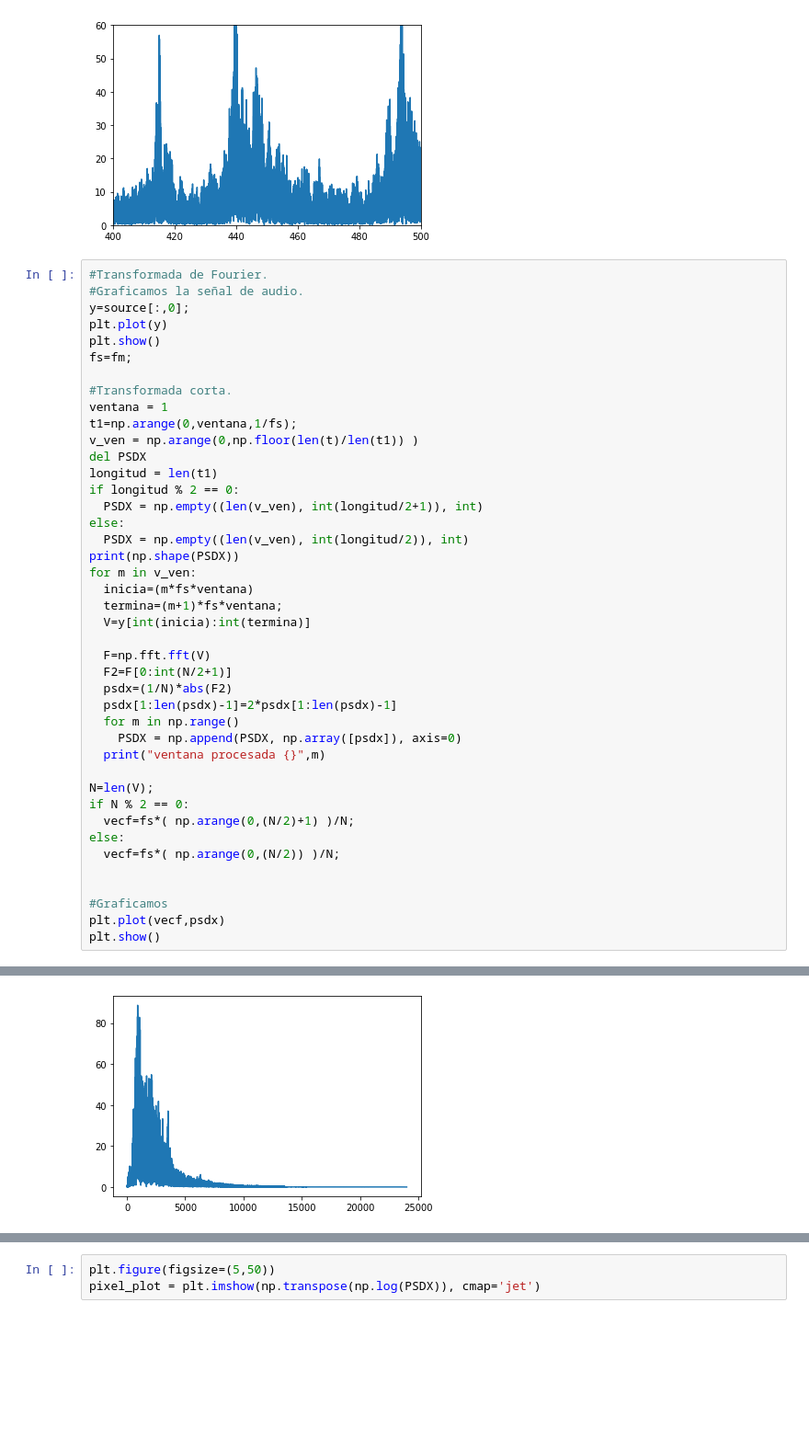
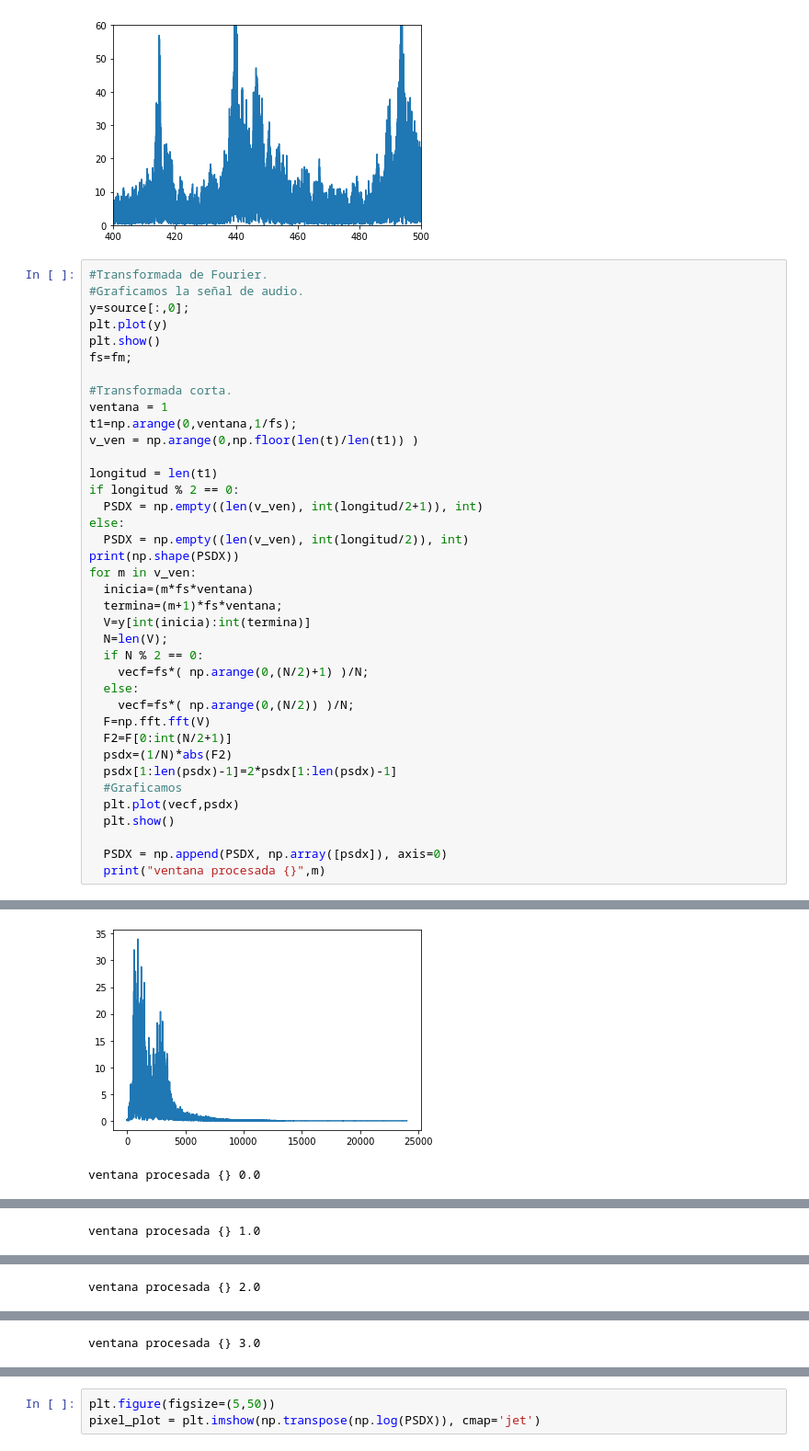
Before and after one commit to FrankAlvaradoR/Teor-a-de-Control, a Jupyter notebook: Transformada_de_Fourier.ipynb, the cells around one changed output, grey strips where cells are left out. Shown at 92% size. Saved outputs shown, nothing was run; the diff lists cells and outputs as text; blank space fills up the shorter version.

```diff
--- a/Transformada_de_Fourier.ipynb
+++ b/Transformada_de_Fourier.ipynb
@@ -332,7 +332,7 @@ fs=fm;
 ventana = 1
 t1=np.arange(0,ventana,1/fs);
 v_ven = np.arange(0,np.floor(len(t)/len(t1)) )
-del PSDX
+
 longitud = len(t1)
 if longitud % 2 == 0:
   PSDX = np.empty((len(v_ven), int(longitud/2+1)), int)
@@ -343,25 +343,21 @@ for m in v_ven:
   inicia=(m*fs*ventana)
   termina=(m+1)*fs*ventana;
   V=y[int(inicia):int(termina)]
-
+  N=len(V);
+  if N % 2 == 0:
+    vecf=fs*( np.arange(0,(N/2)+1) )/N;
+  else:
+    vecf=fs*( np.arange(0,(N/2)) )/N;
   F=np.fft.fft(V)
   F2=F[0:int(N/2+1)]
   psdx=(1/N)*abs(F2)
   psdx[1:len(psdx)-1]=2*psdx[1:len(psdx)-1]
-  for m in np.range()
-    PSDX = np.append(PSDX, np.array([psdx]), axis=0)
+  #Graficamos
+  plt.plot(vecf,psdx)
+  plt.show()
+
+  PSDX = np.append(PSDX, np.array([psdx]), axis=0)
   print("ventana procesada {}",m)
-
-N=len(V);
-if N % 2 == 0:
-  vecf=fs*( np.arange(0,(N/2)+1) )/N;
-else:
-  vecf=fs*( np.arange(0,(N/2)) )/N;
-
-
-#Graficamos
-plt.plot(vecf,psdx)
-plt.show()
 # %% [output]
 [figure]
 (244, 24001)
@@ -384 +364,2 @@ ventana procesada {} 243.0
-[figure, old version]
+[figure, new version]
+ventana procesada {} 0.0
@@ -384,0 +367 @@ ventana procesada {} 243.0
+ventana procesada {} 1.0
@@ -384,0 +369 @@ ventana procesada {} 243.0
+ventana procesada {} 2.0
@@ -384,0 +371 @@ ventana procesada {} 243.0
+ventana procesada {} 3.0
```
Also changed, not shown: parts of 1 cell of this notebook.
